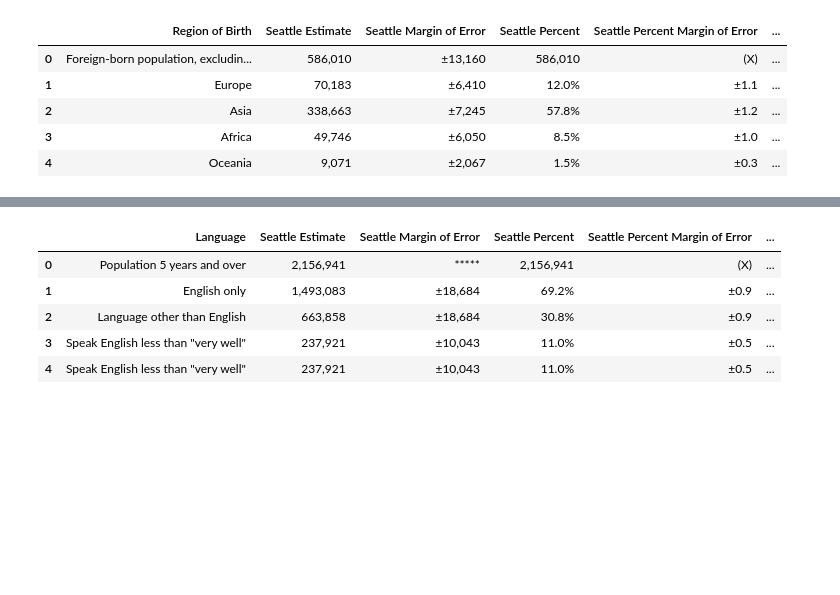
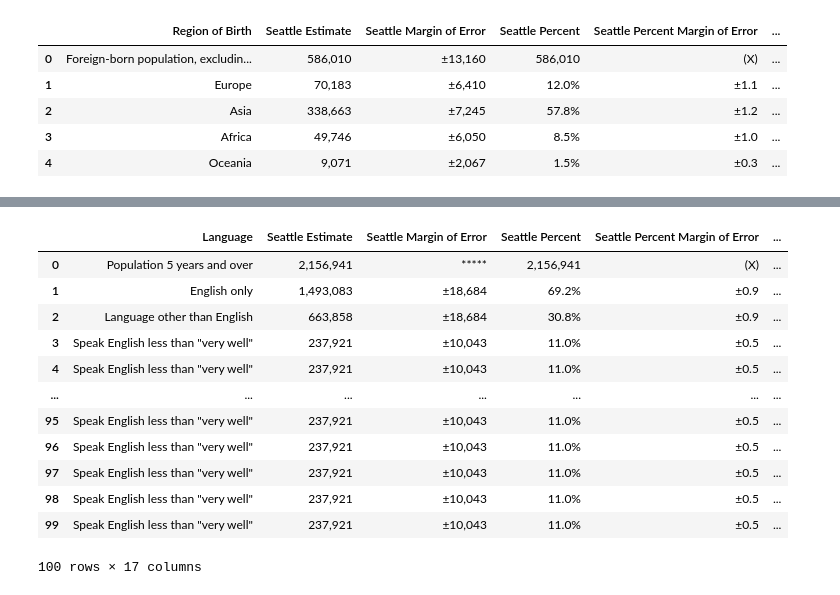
Before and after one commit to Hannah00Donnelly/nss-capstone-da14-2025, a Jupyter notebook: notebooks/hdonnelly_capstone.ipynb, the cells around one changed output, grey strips where cells are left out. Cells and saved outputs as stored; diff of their text form; code cells hidden in the pictures; blank space fills up the shorter version.

```diff
--- a/notebooks/hdonnelly_capstone.ipynb
+++ b/notebooks/hdonnelly_capstone.ipynb
@@ -1111,11 +1383,18 @@ mycity_region_birth.head()
 # %%
 mycity_language= seattle_language.merge(raleigh_language, on='Language').merge(philadelphia_language, on='Language'). merge(austin_language, on='Language')
 
-mycity_language.head()
+mycity_language.head(100)
 # %% [output]
 |  | Language | Seattle Estimate | Seattle Margin of Error | Seattle Percent | Seattle Percent Margin of Error | ... |
 | 0 | Population 5 years and over | 2,156,941 | ***** | 2,156,941 | (X) | ... |
 | 1 | English only | 1,493,083 | ±18,684 | 69.2% | ±0.9 | ... |
 | 2 | Language other than English | 663,858 | ±18,684 | 30.8% | ±0.9 | ... |
 | 3 | Speak English less than "very well" | 237,921 | ±10,043 | 11.0% | ±0.5 | ... |
 | 4 | Speak English less than "very well" | 237,921 | ±10,043 | 11.0% | ±0.5 | ... |
+| ... | ... | ... | ... | ... | ... | ... |
+| 95 | Speak English less than "very well" | 237,921 | ±10,043 | 11.0% | ±0.5 | ... |
+| 96 | Speak English less than "very well" | 237,921 | ±10,043 | 11.0% | ±0.5 | ... |
+| 97 | Speak English less than "very well" | 237,921 | ±10,043 | 11.0% | ±0.5 | ... |
+| 98 | Speak English less than "very well" | 237,921 | ±10,043 | 11.0% | ±0.5 | ... |
+| 99 | Speak English less than "very well" | 237,921 | ±10,043 | 11.0% | ±0.5 | ... |
+100 rows × 17 columns
```
Also changed, not shown: parts of 31 cells of this notebook.
